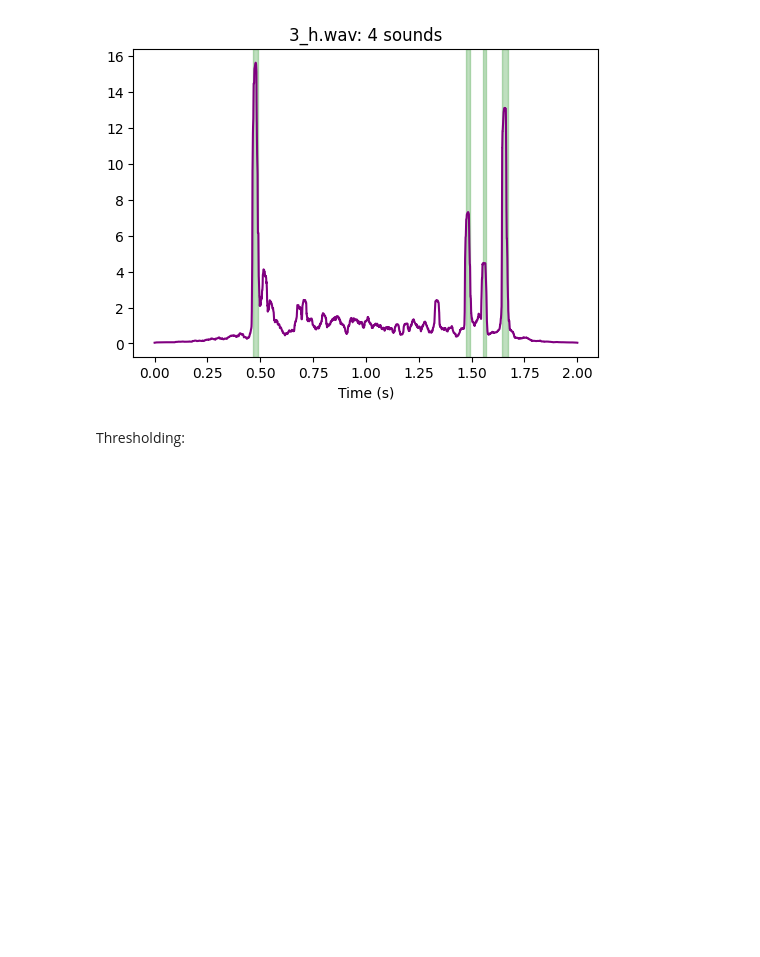
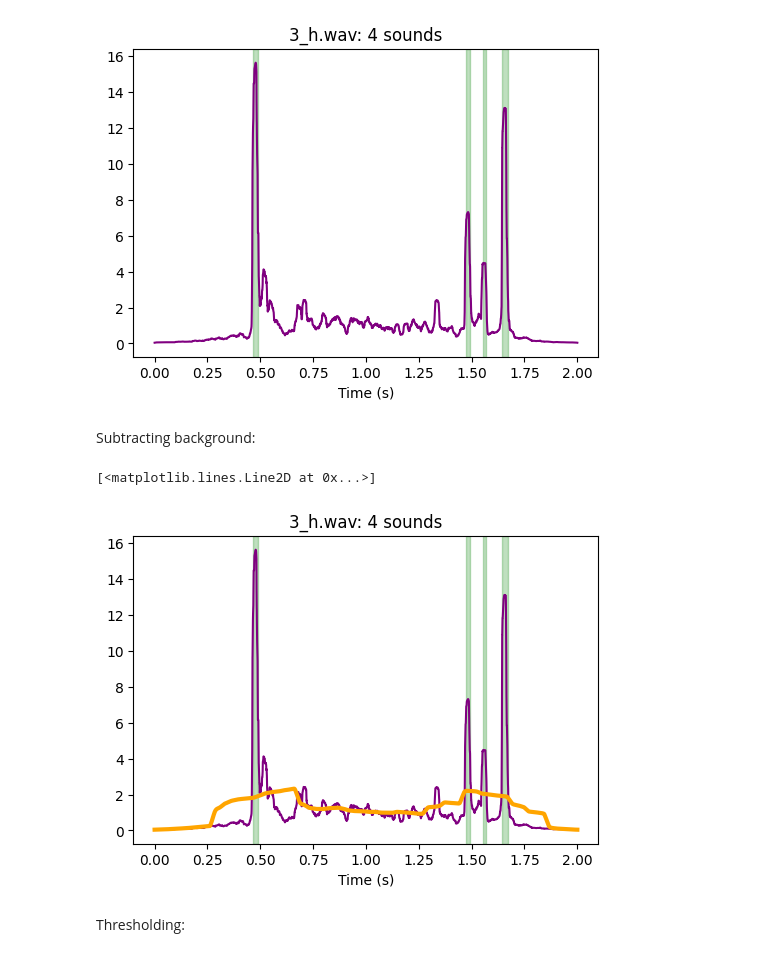
Before and after one commit to YiangChen/Qbio_FPj, a Jupyter notebook: exploration.ipynb, the cells around one changed output. Cells and saved outputs as stored; diff of their text form; code cells hidden in the pictures; blank space fills up the shorter version.

Commit message:
Added background subtraction step.

```diff
--- a/exploration.ipynb
+++ b/exploration.ipynb
@@ -209,6 +210,20 @@ plot_with_annotation(sample, y_rmsd, ax=ax, color="purple")
 # %% [output]
 <Axes: title={'center': '3_h.wav: 4 sounds'}, xlabel='Time (s)'>
 [figure]
+# %% [markdown]
+Subtracting background:
+# %%
+width_bgr = 8820
+w_bgr = np.ones(2*width_bgr+1, 'd')
+y_bgr = np.convolve(w_bgr/w_bgr.sum(), y_rmsd, 'same')
+y_sub = y_rmsd - y_bgr
+
+fig, ax = plt.subplots(1, 1, figsize=(6, 4))
+plot_with_annotation(sample, y_rmsd, ax=ax, color="purple")
+plt.plot(x, y_bgr, linewidth=3, color="orange")
+# %% [output]
+[<matplotlib.lines.Line2D at 0x...>]
+[figure, added]
 # %% [markdown]
 Thresholding:
 # %%
```
Also changed, not shown: parts of 11 cells of this notebook.
